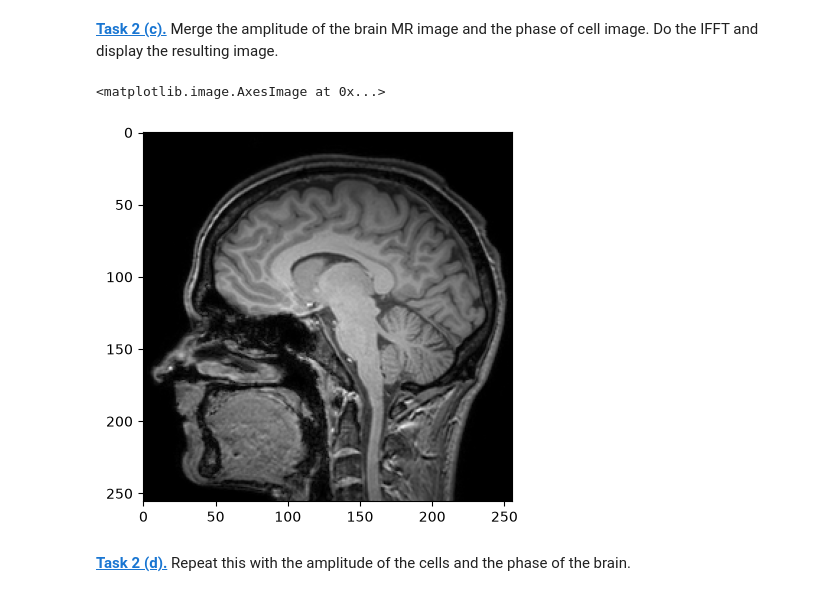
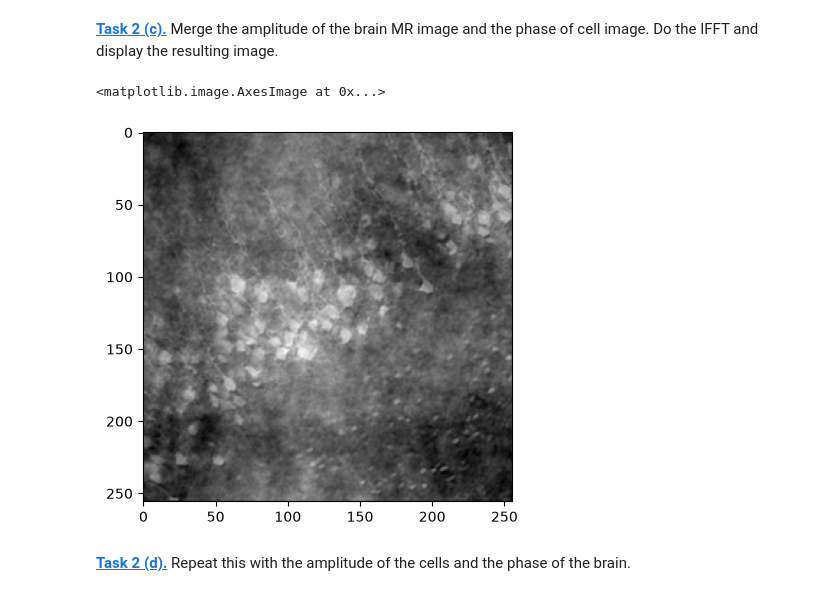
Before and after one commit to tilmannstieglitz/mobi-fs5-python, a Jupyter notebook: fourier.ipynb, the cells around one changed output. Cells and saved outputs as stored; diff of their text form; code cells hidden in the pictures.

```diff
--- a/fourier.ipynb
+++ b/fourier.ipynb
@@ -101,14 +101,14 @@ def to_complex_array(amplitude_array, phase_array):
 # %% [markdown]
 **[Task 2 (c).]()** Merge the amplitude of the brain MR image and the phase of cell image. Do the IFFT and display the resulting image.
 # %%
-brain_restore = np.fft.ifft2(np.fft.ifftshift(to_complex_array(amplitude_brain_shift, phase_brain_shift)))
+brain_restore = np.fft.ifft2(np.fft.ifftshift(to_complex_array(amplitude_brain_shift, phase_shift)))
 
 plt.figure()
 plt.imshow(brain_restore.real, "gray")
 # muss noch korrigiert werden
 # %% [output]
 <matplotlib.image.AxesImage at 0x...>
-[figure, old version]
+[figure, new version]
 # %% [markdown]
 **[Task 2 (d).]()** Repeat this with the amplitude of the cells and the phase of the brain.
 # %%
```
Also changed, not shown: parts of 1 cell of this notebook, 2 other files.
